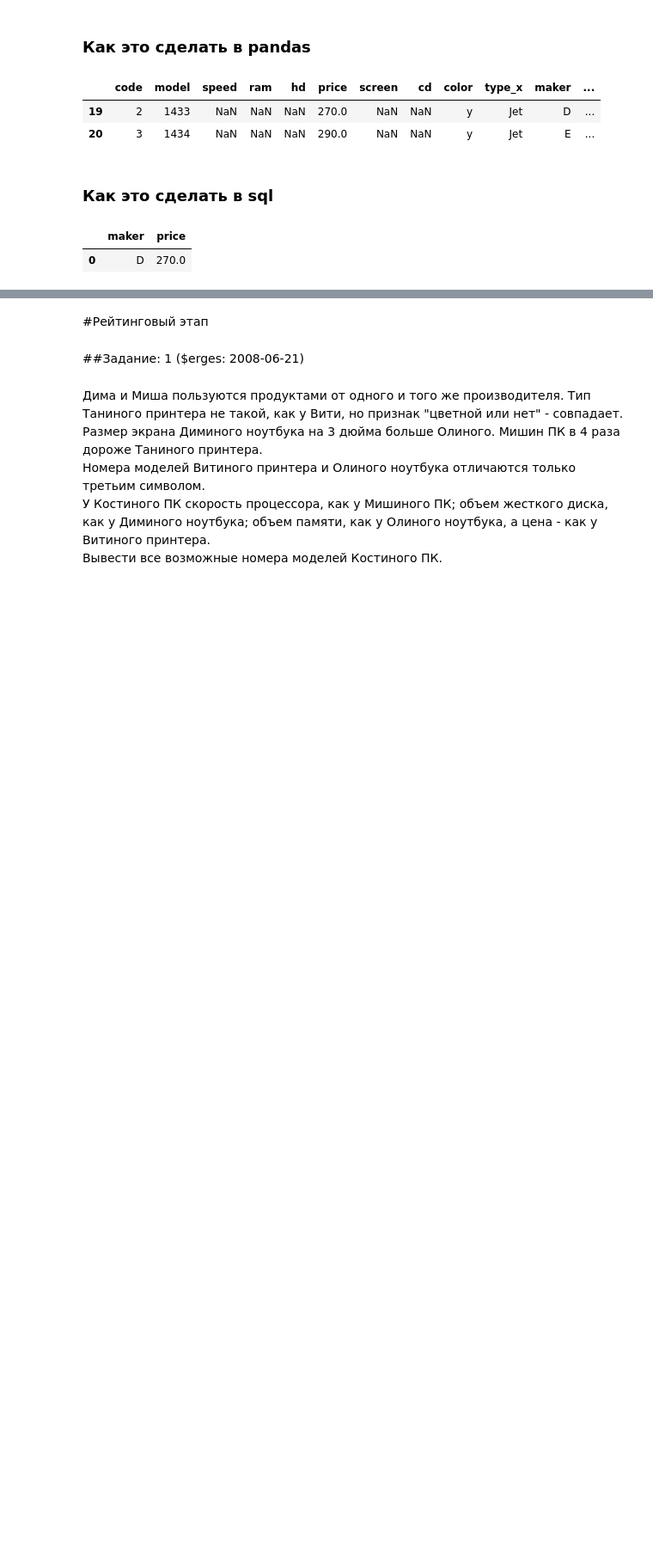
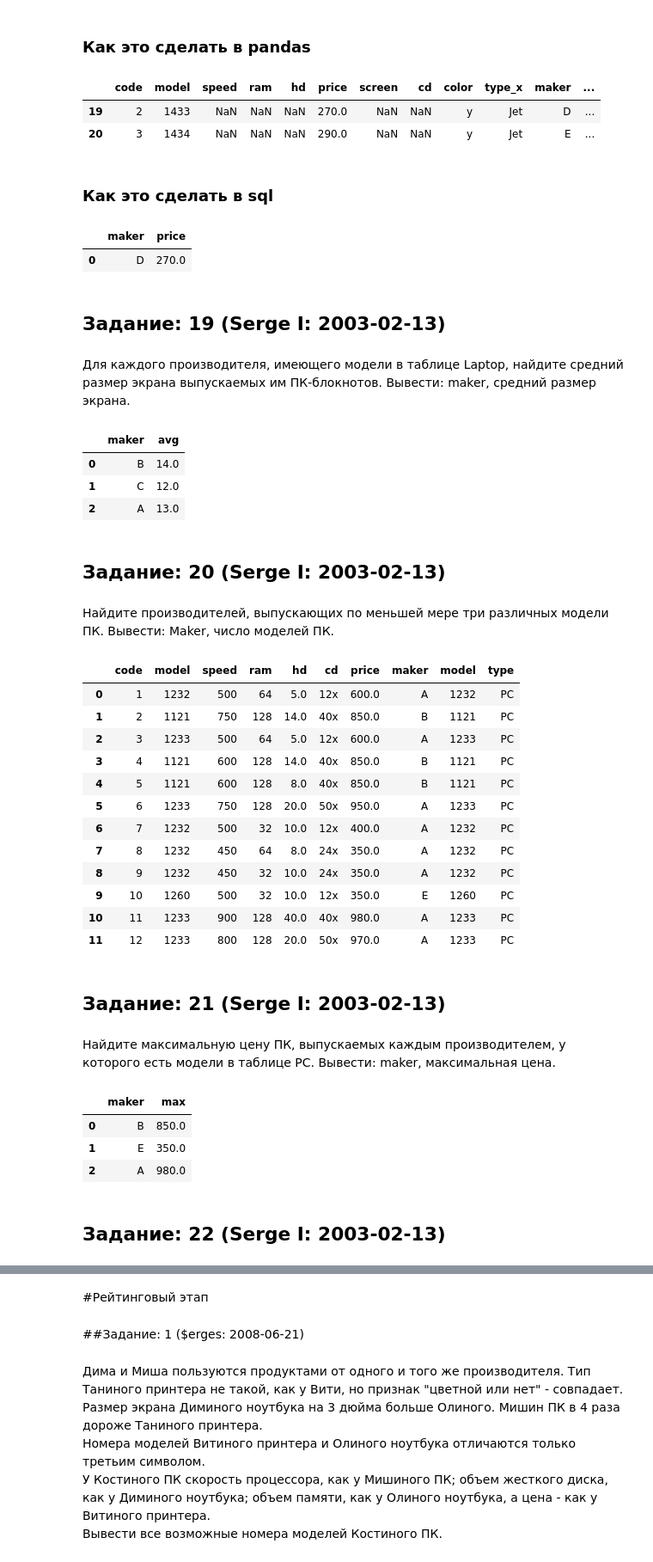
Before and after one commit to AleksTurov/Data-Science, a Jupyter notebook: sql-ex/sqlex_postgres_in_colab.ipynb, the cells around one changed output, grey strips where cells are left out. Shown at 86% size. Cells and saved outputs as stored; diff of their text form; code cells hidden in the pictures; blank space fills up the shorter version.

```diff
--- a/sql-ex/sqlex_postgres_in_colab.ipynb
+++ b/sql-ex/sqlex_postgres_in_colab.ipynb
@@ -933,3 +933,8 @@ select(sql)
 # %% [output]
 |  | maker | price |
 | 0 | D | 270.0 |
+# %% [markdown]
+## Задание: 19 (Serge I: 2003-02-13)
+# %% [markdown]
+Для каждого производителя, имеющего модели в таблице Laptop, найдите средний размер экрана выпускаемых им ПК-блокнотов.
+Вывести: maker, средний размер экрана.
@@ -935,0 +946,36 @@ select(sql)
+# %%
+select(sql)
+# %% [output]
+|  | maker | avg |
+| 0 | B | 14.0 |
+| 1 | C | 12.0 |
+| 2 | A | 13.0 |
+# %% [markdown]
+## Задание: 20 (Serge I: 2003-02-13)
+# %% [markdown]
+Найдите производителей, выпускающих по меньшей мере три различных модели ПК. Вывести: Maker, число моделей ПК.
+# %%
+sql = '''select * from  PC as pc
+join Product p on p.model = pc.model
+'''
+# %%
+select(sql)
+# %% [output]
+|  | code | model | speed | ram | hd | cd | price | maker | model | type |
+| 0 | 1 | 1232 | 500 | 64 | 5.0 | 12x | 600.0 | A | 1232 | PC |
+| 1 | 2 | 1121 | 750 | 128 | 14.0 | 40x | 850.0 | B | 1121 | PC |
+| 2 | 3 | 1233 | 500 | 64 | 5.0 | 12x | 600.0 | A | 1233 | PC |
+| 3 | 4 | 1121 | 600 | 128 | 14.0 | 40x | 850.0 | B | 1121 | PC |
+| 4 | 5 | 1121 | 600 | 128 | 8.0 | 40x | 850.0 | B | 1121 | PC |
+| 5 | 6 | 1233 | 750 | 128 | 20.0 | 50x | 950.0 | A | 1233 | PC |
+| 6 | 7 | 1232 | 500 | 32 | 10.0 | 12x | 400.0 | A | 1232 | PC |
+| 7 | 8 | 1232 | 450 | 64 | 8.0 | 24x | 350.0 | A | 1232 | PC |
+| 8 | 9 | 1232 | 450 | 32 | 10.0 | 24x | 350.0 | A | 1232 | PC |
+| 9 | 10 | 1260 | 500 | 32 | 10.0 | 12x | 350.0 | E | 1260 | PC |
+| 10 | 11 | 1233 | 900 | 128 | 40.0 | 40x | 980.0 | A | 1233 | PC |
+| 11 | 12 | 1233 | 800 | 128 | 20.0 | 50x | 970.0 | A | 1233 | PC |
+# %% [markdown]
+## Задание: 21 (Serge I: 2003-02-13)
+# %% [markdown]
+Найдите максимальную цену ПК, выпускаемых каждым производителем, у которого есть модели в таблице PC.
+Вывести: maker, максимальная цена.
@@ -935,0 +987,9 @@ select(sql)
+# %%
+select(sql)
+# %% [output]
+|  | maker | max |
+| 0 | B | 850.0 |
+| 1 | E | 350.0 |
+| 2 | A | 980.0 |
+# %% [markdown]
+## Задание: 22 (Serge I: 2003-02-13)
```
Also changed, not shown: parts of 19 cells of this notebook.
